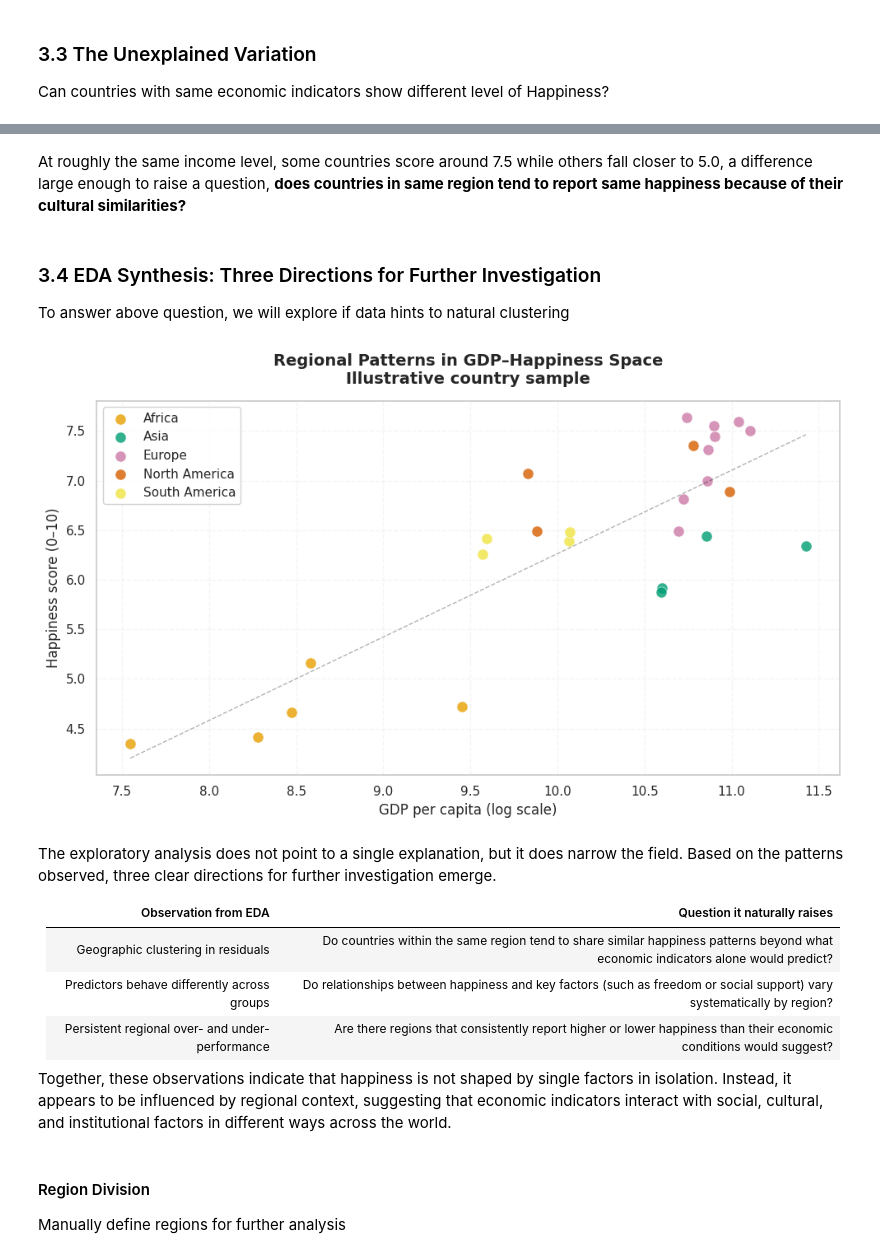
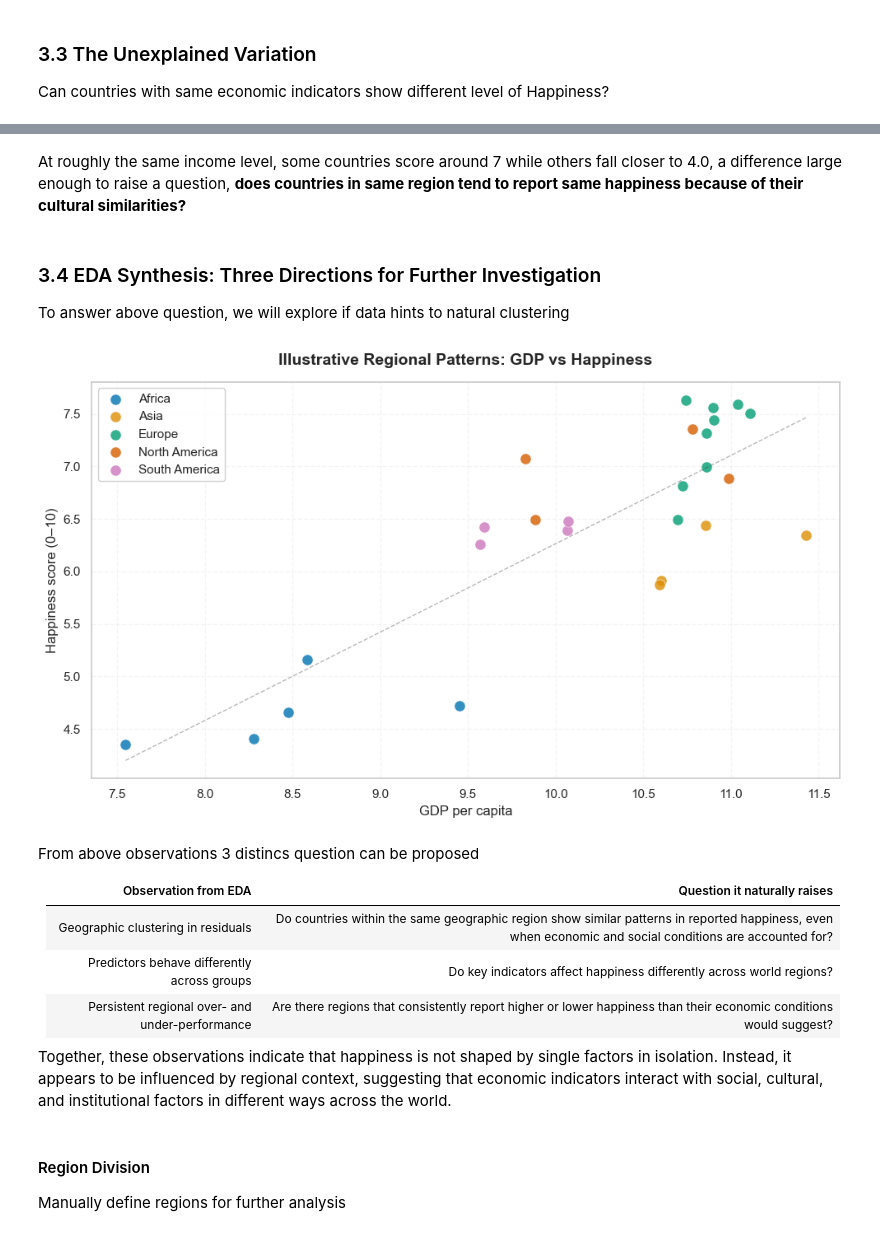
Before and after one commit to baxasd/DVCW, a Jupyter notebook: Z22590018.ipynb, the cells around one changed output, grey strips where cells are left out. Cells and saved outputs as stored; diff of their text form; code cells hidden in the pictures.

```diff
--- a/Z22590018.ipynb
+++ b/Z22590018.ipynb
@@ -13,7 +13,6 @@ Installs and imports required libraries used in this notebook
 # %%
 # Importing libraries
 import os
-import shutil
 import pandas as pd
 import numpy as np
 import matplotlib.pyplot as plt
@@ -21,21 +20,14 @@ import seaborn as sns
 from sklearn.linear_model import LinearRegression
 
 # Prepare directories
-os.makedirs("dataset", exist_ok=True)
 os.makedirs("dataset/output", exist_ok=True)
 os.makedirs("assets/eda", exist_ok=True)
 os.makedirs("assets/rq1", exist_ok=True)
 os.makedirs("assets/rq2", exist_ok=True)
 os.makedirs("assets/rq3", exist_ok=True)
 
-sns.set_theme(
-    style="whitegrid",
-    palette="colorblind",
-    context="notebook"
-)
-
 # Load initial dataset. CHANGE PATH WHEN NECESSARY!
-df = pd.read_csv("dataset/raw/world-happiness-report.csv")
+df = pd.read_csv("world-happiness-report.csv")
 df.head()
 # %% [output]
 |  | Country name | year | Life Ladder | Log GDP per capita | Social support | Healthy life expectancy at birth | ... |
@@ -407,10 +432,10 @@ plt.show()
 # %% [markdown]
-At roughly the same income level, some countries score around 7.5 while others fall closer to 5.0, a difference large enough to raise a question, **does countries in same region tend to report same happiness because of their cultural similarities?**
+At roughly the same income level, some countries score around 7 while others fall closer to 4.0, a difference large enough to raise a question, **does countries in same region tend to report same happiness because of their cultural similarities?**
 # %% [markdown]
 ### 3.4 EDA Synthesis: Three Directions for Further Investigation
 To answer above question, we will explore if data hints to natural clustering
 # %%
-# Illustrative regional mapping (explicitly partial, for EDA)
+# Illustrative regional mapping (explicitly partial, EDA only)
 continent_map = {
     # Europe
     'Finland': 'Europe', 'Denmark': 'Europe', 'Switzerland': 'Europe',
@@ -423,70 +448,61 @@ continent_map = {
 
     # South America
     'Brazil': 'South America', 'Argentina': 'South America',
     'Chile': 'South America', 'Colombia': 'South America',
 
     # Asia
     'Japan': 'Asia', 'Taiwan Province of China': 'Asia',
     'Singapore': 'Asia', 'South Korea': 'Asia',
 
     # Africa
     'Nigeria': 'Africa', 'Ghana': 'Africa', 'Kenya': 'Africa',
-    'South Africa': 'Africa', 'Ethiopia': 'Africa',}
+    'South Africa': 'Africa', 'Ethiopia': 'Africa',
+}
 
-# Prepare illustrative sample
-df_sample = df_country[df_country['Country'].isin(continent_map.keys())].copy()
-df_sample['RegionGroup'] = df_sample['Country'].map(continent_map)
+# Prepare illustrative subset only
+df_sample = df_country[df_country["Country"].isin(continent_map.keys())].copy()
+df_sample["RegionIllustrative"] = df_sample["Country"].map(continent_map)
 
-# Single plot: GDP vs Happiness (exploratory regional patterns)
+# Plot: GDP vs Happiness (exploratory regional patterns)
 fig, ax = plt.subplots(figsize=(10, 6))
 
-for region in sorted(df_sample['RegionGroup'].unique()):
-    subset = df_sample[df_sample['RegionGroup'] == region]
+for region in sorted(df_sample["RegionIllustrative"].unique()):
+    subset = df_sample[df_sample["RegionIllustrative"] == region]
     ax.scatter(
-        subset['GDP'],
-        subset['Happiness'],
+        subset["GDP"],
+        subset["Happiness"],
         label=region,
         s=90,
         alpha=0.8,
-        edgecolor='white',
+        edgecolor="white",
         linewidth=0.5
     )
 
 # Global reference trend (visual guide only)
-z = np.polyfit(df_sample['GDP'], df_sample['Happiness'], 1)
+z = np.polyfit(df_sample["GDP"], df_sample["Happiness"], 1)
 p = np.poly1d(z)
-x_range = np.linspace(df_sample['GDP'].min(), df_sample['GDP'].max(), 100)
-ax.plot(x_range, p(x_range), 'k--', alpha=0.3, linewidth=1)
-
+x_range = np.linspace(df_sample["GDP"].min(), df_sample["GDP"].max(), 100)
+ax.plot(x_range, p(x_range), "k--", alpha=0.3, linewidth=1)
 
 # Labels and framing
-ax.set_title(
-    'Regional Patterns in GDP–Happiness Space\n'
-    'Illustrative country sample',
-    fontsize=14,
-    fontweight='bold',
-    pad=15
-)
-ax.set_xlabel('GDP per capita (log scale)')
-ax.set_ylabel('Happiness score (0–10)')
-ax.legend(loc='upper left', frameon=True, framealpha=0.9)
-ax.grid(True, alpha=0.2, linestyle='--')
+ax.set_title("Illustrative Regional Patterns: GDP vs Happiness", fontsize=14, fontweight="bold",pad=15)
+ax.set_xlabel("GDP per capita")
+ax.set_ylabel("Happiness score (0–10)")
+ax.legend(loc="upper left", frameon=True, framealpha=0.9)
+ax.grid(True, alpha=0.2, linestyle="--")
 
-# ------------------------------------------------------------
-# Save and show
-# ------------------------------------------------------------
 plt.tight_layout()
-plt.savefig('assets/eda/regional_patterns_exploratory.png', dpi=300, bbox_inches='tight')
+save_fig("assets/eda/regional_patterns_exploratory.png")
 plt.show()
 # %% [output]
-[figure, old version]
+[figure, new version]
 # %% [markdown]
-The exploratory analysis does not point to a single explanation, but it does narrow the field. Based on the patterns observed, three clear directions for further investigation emerge.
+From above observations 3 distincs question can be proposed
 
 | Observation from EDA | Question it naturally raises |
 |----------------------|------------------------------|
-| Geographic clustering in residuals | Do countries within the same region tend to share similar happiness patterns beyond what economic indicators alone would predict? |
-| Predictors behave differently across groups | Do relationships between happiness and key factors (such as freedom or social support) vary systematically by region? |
+| Geographic clustering in residuals | Do countries within the same geographic region show similar patterns in reported happiness, even when economic and social conditions are accounted for? |
+| Predictors behave differently across groups |  Do key indicators affect happiness differently across world regions? |
 | Persistent regional over- and under-performance | Are there regions that consistently report higher or lower happiness than their economic conditions would suggest? |
 
 Together, these observations indicate that happiness is not shaped by single factors in isolation. Instead, it appears to be influenced by regional context, suggesting that economic indicators interact with social, cultural, and institutional factors in different ways across the world.
```
Also changed, not shown: parts of 37 cells of this notebook, 25 other files.
